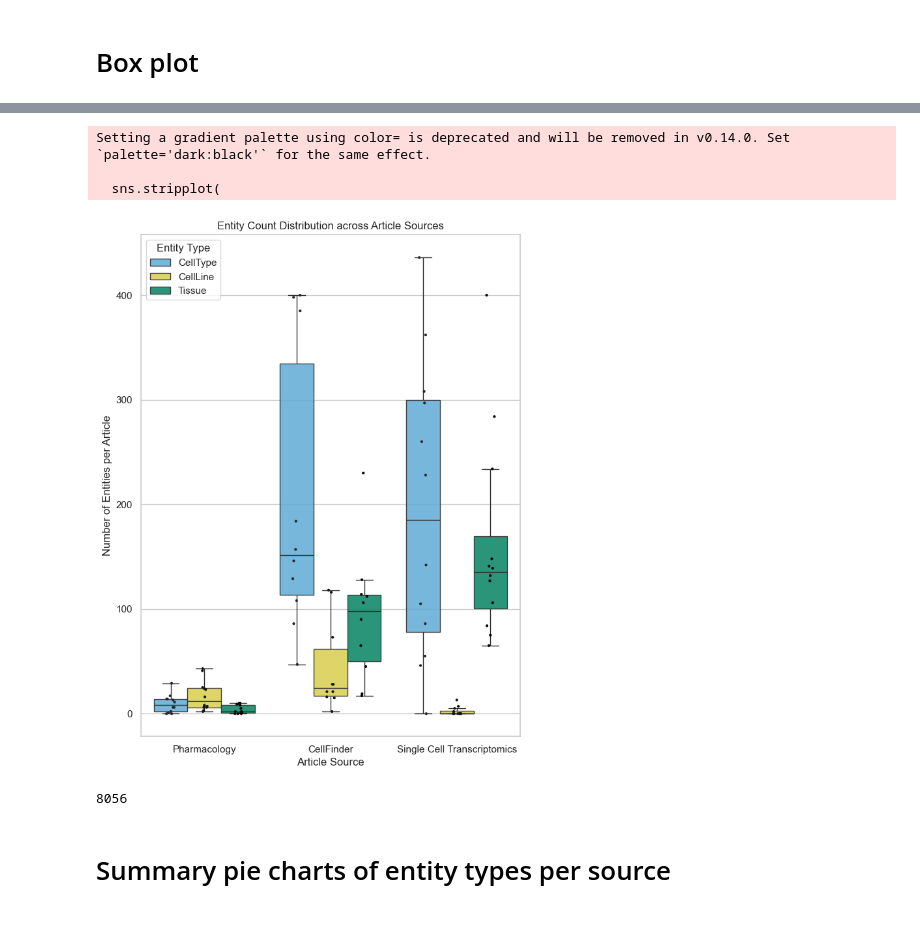
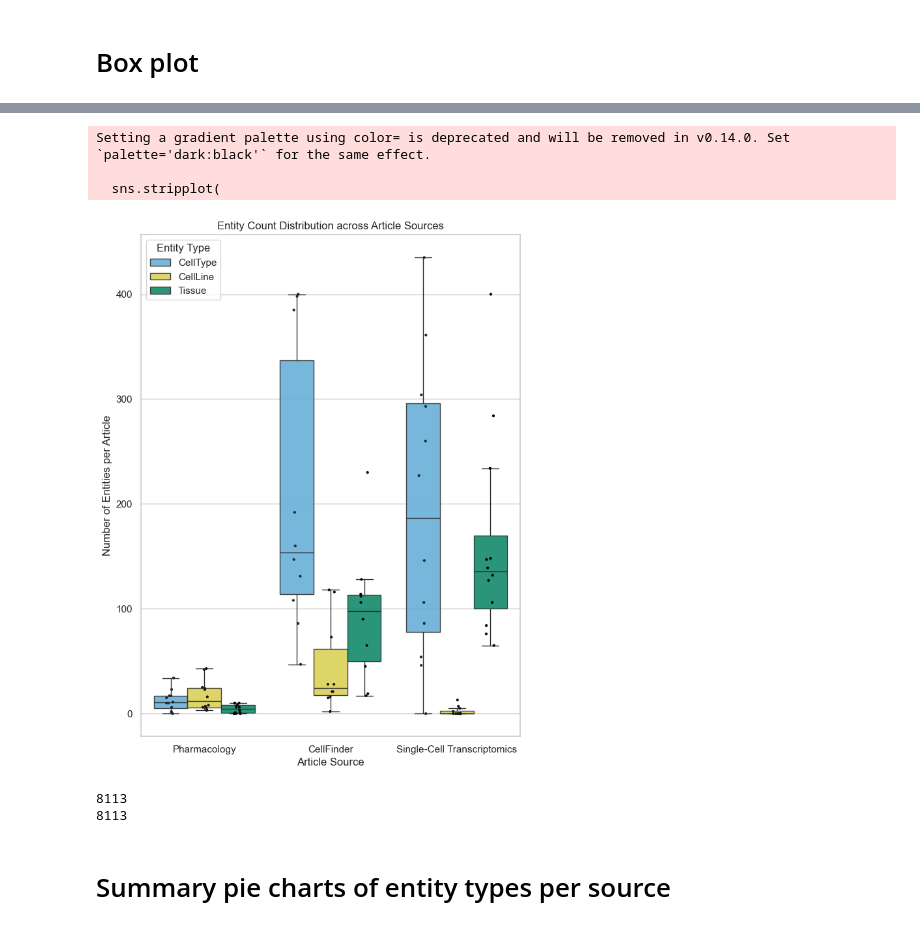
Before and after one commit to EuropePMC/OTAR3088, a Jupyter notebook: Data_mining/CeLLaTe/data_stat_figs.ipynb, the cells around one changed output, grey strips where cells are left out. Saved outputs shown, nothing was run; the diff lists cells and outputs as text; code cells hidden in the pictures.

Commit message:
annot. count fixes

```diff
--- a/Data_mining/CeLLaTe/data_stat_figs.ipynb
+++ b/Data_mining/CeLLaTe/data_stat_figs.ipynb
@@ -73,7 +73,7 @@ output_notebook()
 import pandas as pd
 
 # Read-in paper stats file
-in_file = pd.read_csv("/Users/withers/GitProjects/OTAR3088/Data_mining/CeLLaTe/cellate_final_stats.tsv", sep="\t")
+in_file = pd.read_csv("/Users/withers/GitProjects/OTAR3088/Data_mining/CeLLaTe/cellate_final_no_vague_stats.tsv", sep="\t")
 # in_file = pd.read_csv("/Users/withers/GitProjects/OTAR3088/Data_mining/CeLLaTe/cellate_final_with_vague_stats.tsv", sep="\t")
 
 # in_file = pd.read_csv("/Users/withers/Downloads/CeLLaTe-Paper-Records - Paper-Stats.csv")
@@ -221,7 +238,7 @@ import matplotlib.pyplot as plt
 # Cleaning source names
 chembl_df['Source'] = 'Pharmacology'
 cf_df['Source'] = 'CellFinder'
-sc_df['Source'] = 'Single Cell Transcriptomics'
+sc_df['Source'] = 'Single-Cell Transcriptomics'
 
 df_combined = pd.concat([chembl_df, cf_df, sc_df])
 
@@ -250,40 +267,41 @@ ax = sns.boxplot(
     boxprops={'alpha': 0.9})
 
 # Add strip plot
 sns.stripplot(
     data=df_melted,
     x="Source",
     y="Count",
     hue="Entity Type",
     color="black",
     dodge=True,
     jitter=True,
     size=3,
     ax=ax
 )
 
 # Clean up legend (drop duplicates)
 handles, labels = ax.get_legend_handles_labels()
 ax.legend(handles[:3], labels[:3], title="Entity Type", loc="upper left")
 
 plt.title("Entity Count Distribution across Article Sources")
 plt.xlabel("Article Source")
 plt.ylabel("Number of Entities per Article")
 
 plt.savefig("./plots/datasource_boxplot.svg", format="svg", bbox_inches="tight")
 plt.savefig("./plots/datasource_boxplot.png", format="png", dpi=300, bbox_inches="tight")
 plt.show()
 # %% [output]
 Setting a gradient palette using color= is deprecated and will be removed in v0.14.0. Set `palette='dark:black'` for the same effect.
 
   sns.stripplot(
-[figure, old version]
+[figure, new version]
 # %%
-# Both 8056
-sum(df_melted['Count'])
-sum(df_combined['Annotation Count'])
+# Both 8113
+print(sum(df_melted['Count']))
+print(sum(df_combined['Annotation Count']))
 # %% [output]
-8056
+8113
+8113
 # %% [markdown]
 # Summary pie charts of entity types per source
 # %%
```
Also changed, not shown: parts of 31 cells of this notebook, 2 other files.
